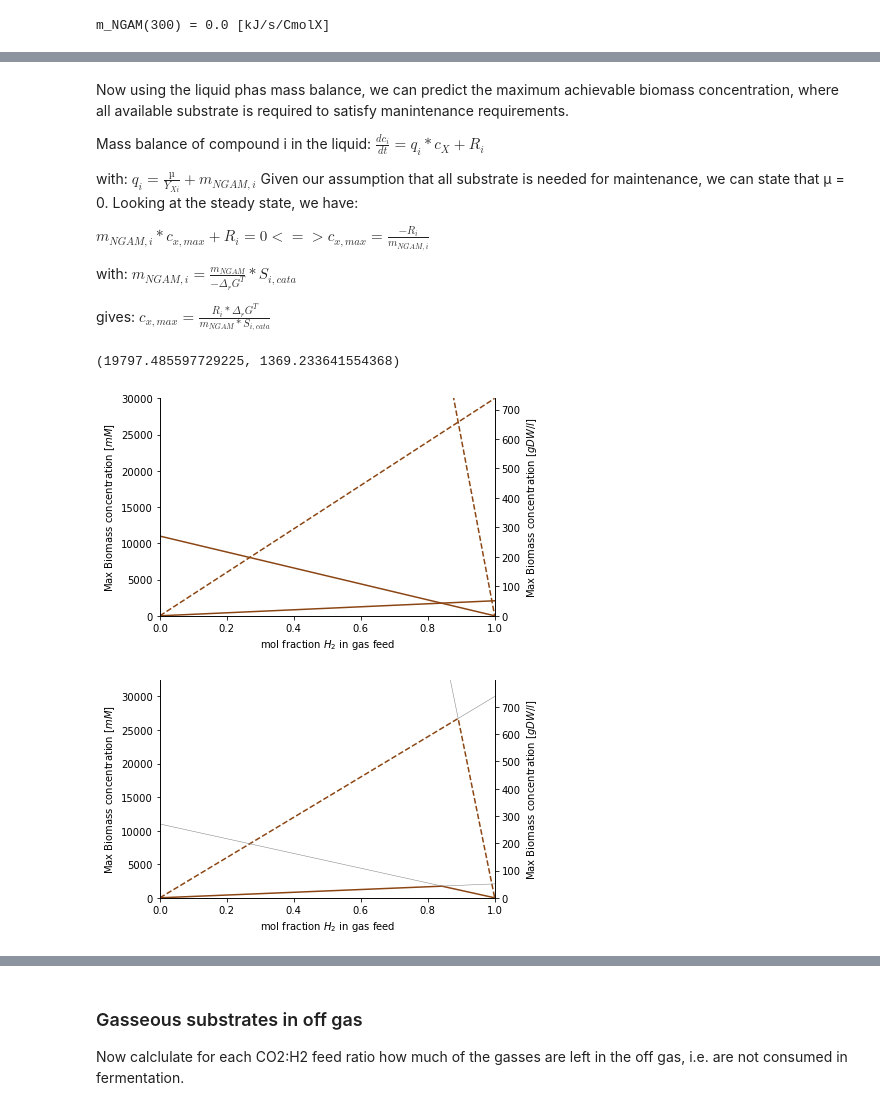
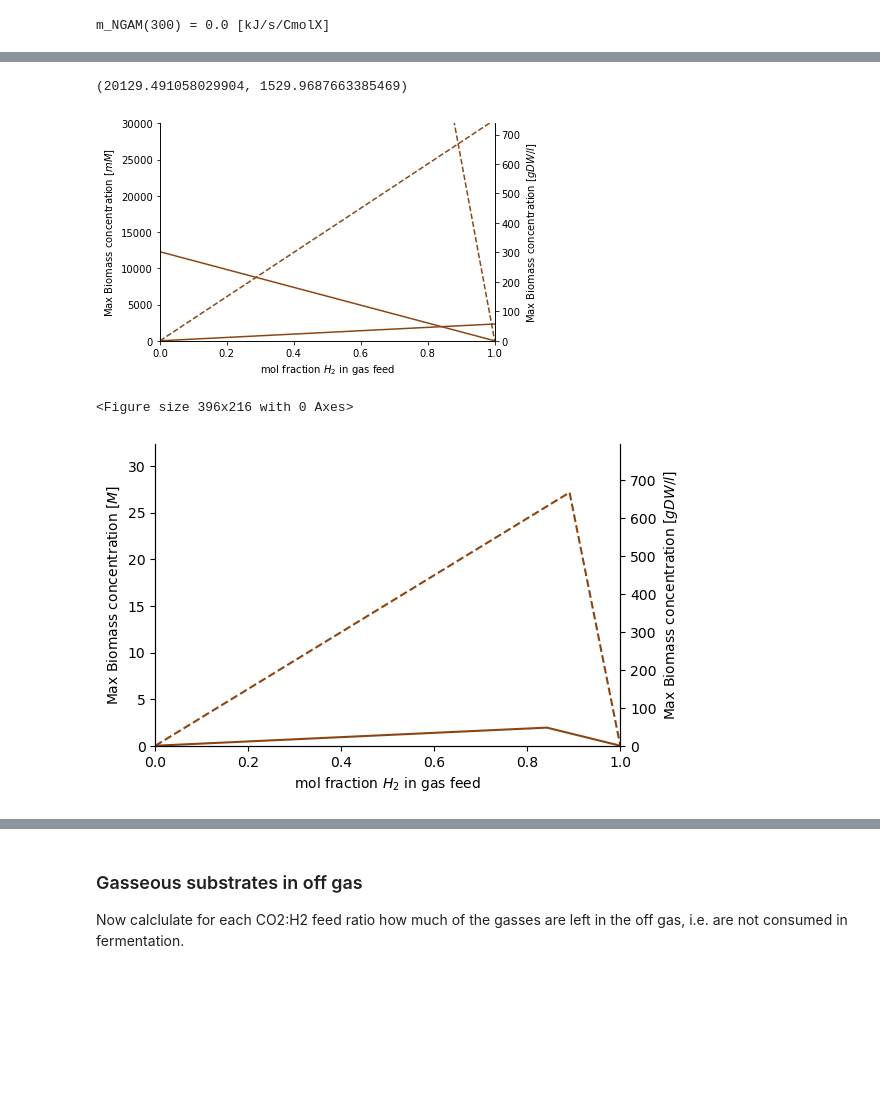
Before and after one commit to biosustain/CO2_fixation_models, a Jupyter notebook: Scripts/03_IdealGasComp.ipynb, the cells around one changed output, grey strips where cells are left out. Drawn from its saved outputs; the diff is of its cells as text; code cells hidden in the pictures; blank space fills up the shorter version.

```diff
--- a/Scripts/03_IdealGasComp.ipynb
+++ b/Scripts/03_IdealGasComp.ipynb
@@ -6,6 +6,8 @@ import math
 # %%
 Tc1 = 30 #Temperature in Celsius
 Tc2 = 60 #Temperature in Celsius
+
+TcRT = 25 # Room temp
 
 #Universal constants:
 R = 8.314 # [m^3*Pa/K/mol]
@@ -24,6 +26,7 @@ def Celsius_Kelvin(t):
 
 T1 = Celsius_Kelvin(Tc1)
 T2 = Celsius_Kelvin(Tc2)
+TRT = Celsius_Kelvin(TcRT)
 # %% [markdown]
 ### Process Parameters
 Further parameters, including the superficial gas velocity (vcgs), the liquid volume (VL), the gas holdup fraction (ε), the pressure at the bottom of the tank (Pb), and the logarithmic mean pressure (Pm) can be defined from the basic properties of the reactor (eq. 1-5).
@@ -269,28 +276,15 @@ $ c_{G,CO_2} = \frac {c_{G,CO_2,in}}{1 + k_La_{CO_2,T}*H_{T,CO_2}*R*T*\frac{h}{v
 These will be defined as a function here below:
 # %%
 def c_G(C,T,y):
-    c_Gin = y*p_m/(R*T)
+    c_Gin = y*p_m/(R*TRT)
     return c_Gin/(KLa(C,T)*HR[C]*math.e**(kh[C]*(1/T-1/298.15))*10**(-5)*R*T*h/v_gas+1)
-# %% [markdown]
-Now using the liquid phas mass balance, we can predict the maximum achievable biomass concentration, where all available substrate is required to satisfy manintenance requirements.
-
-Mass balance of compound i in the liquid: $ \frac{dc_{i}}{dt} = q_{i} * c_X + R_{i} $
-
-with: $ q_i = \frac{µ}{Y_{Xi}} + m_{NGAM,i} $
-Given our assumption that all substrate is needed for maintenance, we can state that µ = 0. Looking at the steady state, we have:
-
-$ m_{NGAM,i} * c_{x,max} + R_{i} = 0 <=> c_{x,max} = \frac{-R_{i}}{m_{NGAM,i}}$
-
-with: $ m_{NGAM,i} = \frac{m_{NGAM}}{-\Delta _r G^T}*S_{i,cata}$
-
-gives: $c_{x,max} = \frac{R_{i}*\Delta _r G^T}{m_{NGAM}*S_{i,cata}}$
 # %%
 def c_xmax(C,T,c_G):
     return RT(C,T,0,c_G)*DrGT(T)/S.Cata[C]/m_NGAM(T)
 
 c_xmax("H2",T1,c_G("H2",T1,0.66)),c_xmax("H2",T2,c_G("H2",T2,0.66))
 # %% [output]
-(19797.485597729225, 1369.233641554368)
+(20129.491058029904, 1529.9687663385469)
 # %%
 plt.rcParams['axes.spines.top'] = False
 
@@ -311,27 +305,32 @@ plt.axis([0, 1, 0, 30000*24.6/1000])
 
 plt.show()
 # %% [output]
-[figure, old version]
+[figure, new version]
 # %%
+plt.rcParams['axes.spines.right'] = True
+
 def c_xmax_AND(T,y):
     return np.minimum(c_xmax("H2",T,c_G("H2",T,y)),c_xmax("CO2",T,c_G("CO2",T,1-y)))
 def c_xmax_OR(T,y):
     return np.maximum(c_xmax("H2",T,c_G("H2",T,y)),c_xmax("CO2",T,c_G("CO2",T,1-y)))
 
-plt.plot(y,c_xmax_AND(T1,y), color='saddlebrown', linestyle ="--")
-plt.plot(y,c_xmax_AND(T2,y), color='saddlebrown', linestyle ="-")
-plt.plot(y,c_xmax_OR(T1,y), color="grey", linewidth = 0.5)
-plt.plot(y,c_xmax_OR(T2,y), color="grey", linewidth = 0.5)
+fig = plt.figure(figsize=(5.5,3))
+plt.figure(dpi=100)
+plt.plot(y,c_xmax_AND(T1,y)/1000, color='saddlebrown', linestyle ="--")
+plt.plot(y,c_xmax_AND(T2,y)/1000, color='saddlebrown', linestyle ="-")
+#plt.plot(y,c_xmax_OR(T1,y), color="grey", linewidth = 0.2)
+#plt.plot(y,c_xmax_OR(T2,y), color="grey", linewidth = 0.2)
 plt.xlabel(r'mol fraction $H_2$ in gas feed')
-plt.ylabel(r'Max Biomass concentration [$mM$]')
-plt.axis([0, 1, 0, 9*3600])
+plt.ylabel(r'Max Biomass concentration [$M$]')
+plt.axis([0, 1, 0, 9*3600/1000])
 
 ax2 = plt.twinx()
 ax2.set_ylabel(r'Max Biomass concentration [$gDW/l$]')
 plt.axis([0, 1, 0, 9*3600*24.6/1000])
 plt.show()
 # %% [output]
+<Figure size 396x216 with 0 Axes>
-[figure, old version]
+[figure, new version]
 # %%
 opt_30 = 0.89
 opt_60 = 0.84
```
Also changed, not shown: parts of 10 cells of this notebook, 19 other files.
